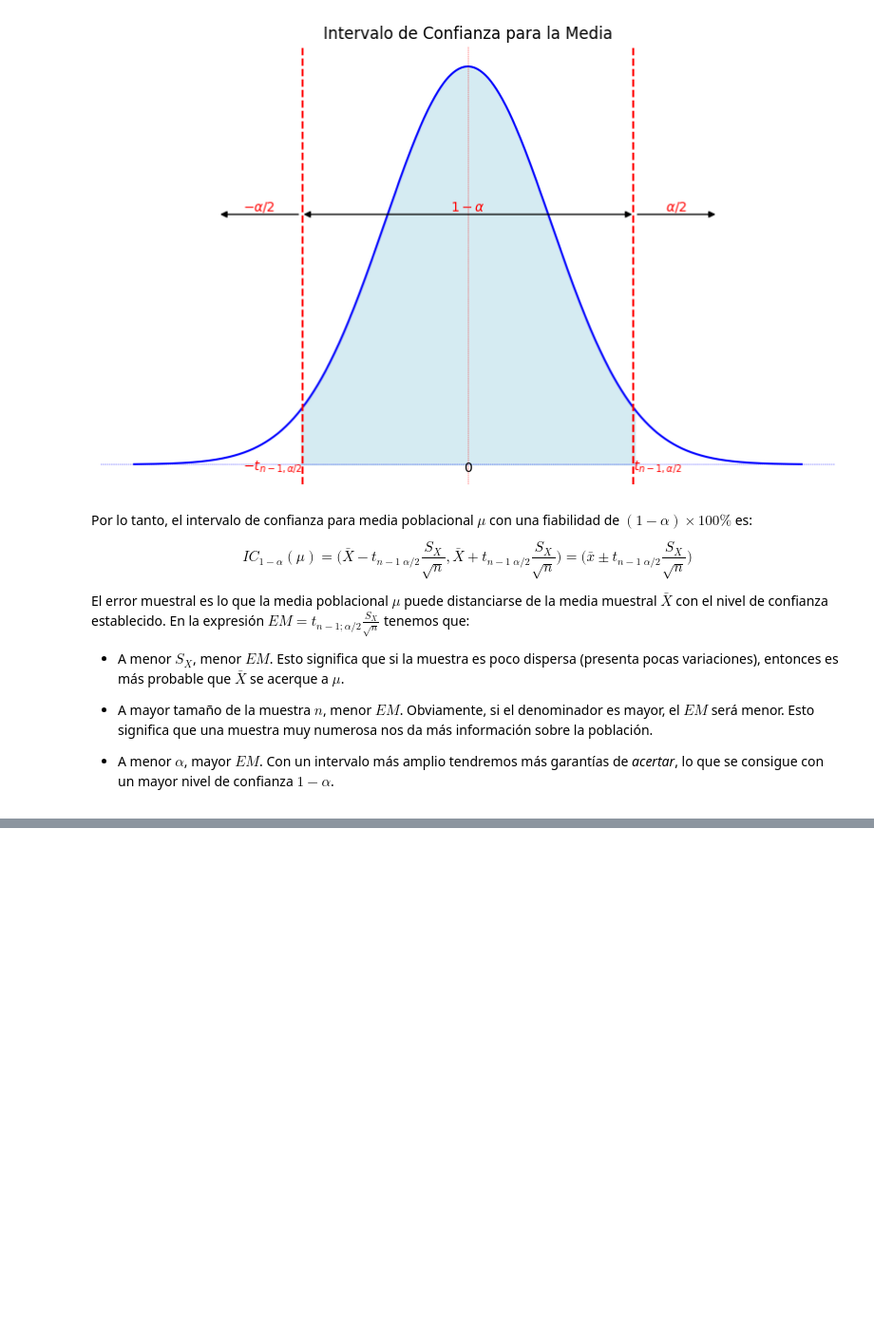
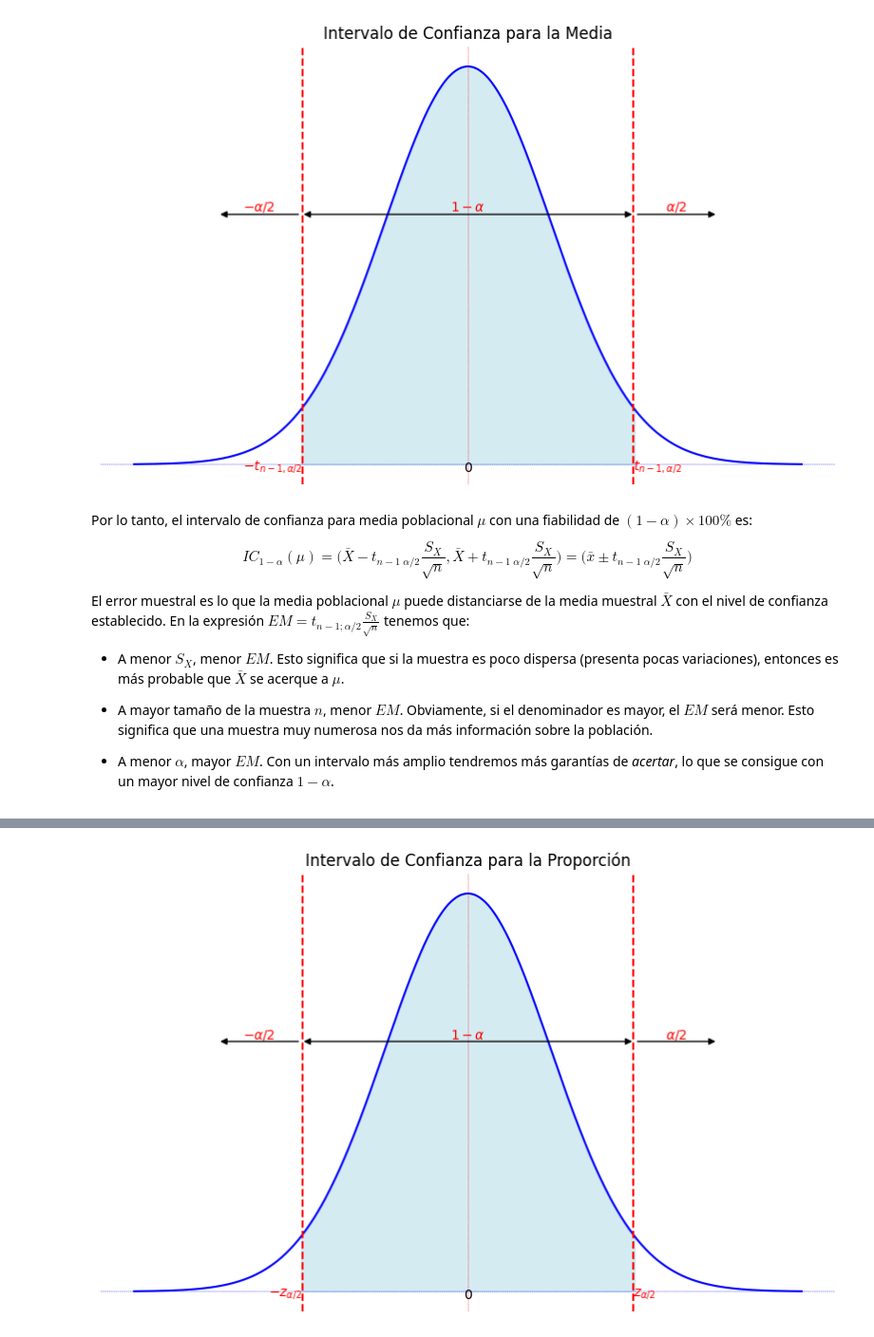
Before and after one commit to ednavivianasegura/Curso_PLN, a Jupyter notebook: PLN_EDNA.ipynb, the cells around one changed output, grey strips where cells are left out. Shown at 95% size. Cells and saved outputs as stored; diff of their text form; code cells hidden in the pictures; blank space fills up the shorter version.

```diff
--- a/PLN_EDNA.ipynb
+++ b/PLN_EDNA.ipynb
@@ -2676,0 +2712,93 @@ plt.show()
+# %%
+# @title Crea graficos intervalo para la proporción
+# Parámetros
+n = 100  # Tamaño de la muestra
+alpha = 0.05  # Nivel de confianza
+
+# Cálculo de los valores críticos de la distribución t de Student
+t_left = -t.ppf(1 - alpha / 2, n - 1)
+t_right = t.ppf(1 - alpha / 2, n - 1)
+
+# Definir el rango para la gráfica
+x = np.linspace(-4, 4, 1000)
+y = t.pdf(x, n - 1)
+
+# Crear la figura y los ejes
+plt.figure(figsize=(10, 6))
+plt.plot(x, y, 'b-')
+# Rellenar el área bajo la curva
+plt.fill_between(x, y, where=(x >= -2) & (x <= 2), color='lightblue', alpha=0.5)
+
+# Líneas verticales y etiquetas
+plt.axvline(0, color='red', linestyle='--', linewidth=0.3)
+
+plt.axhline(0, color='blue', linestyle='--', linewidth=0.3)
+
+plt.axvline(t_left, color='red', linestyle='--')
+plt.text(t_left, -0.01, r'$-z_{\alpha/2}$', ha='right', va='bottom', color='red')
+plt.axvline(t_right, color='red', linestyle='--')
+plt.text(t_right, -0.01, r'$z_{\alpha/2}$', ha='left', va='bottom', color='red')
+
+plt.text(0, -0.01, '0', ha='center', va='bottom', color='black')
+plt.text(0, 0.25, r'$1-\alpha$', ha='center', va='bottom', color='red')
+
+plt.text(-2.5, 0.25, r'$-\alpha/2$', ha='center', va='bottom', color='red')
+
+plt.text(2.5, 0.25, r'$\alpha/2$', ha='center', va='bottom', color='red')
+
+plt.annotate('', xy=(-2, 0.25), xytext=(2, 0.25),
+             arrowprops=dict(facecolor='black', arrowstyle='<|-|>'))
+
+
+plt.annotate('', xy=(-2, 0.25), xytext=(-3, 0.25),
+             arrowprops=dict(facecolor='black', arrowstyle='<|-'))
+
+plt.annotate('', xy=(3, 0.25), xytext=(2, 0.25),
+             arrowprops=dict(facecolor='black', arrowstyle='-|>'))
+
+plt.title('Intervalo de Confianza para la Proporción')
+plt.grid(True)
+plt.axis('off')
+# Mostrar la gráfica
+plt.show()
+
+################################################
+
+plt.figure(figsize=(6,2))
+
+plt.annotate('', xy=(-2, 0), xytext=(2, 0),size=15,
+             arrowprops=dict(facecolor='black', arrowstyle='<|-|>'))
+
+
+plt.annotate('[', xy=(-1, -0.01), xytext=(-1, -0.02))
+plt.annotate(']', xy=(1, -0.01), xytext=(1, -0.02))
+
+plt.annotate(r'$p$', xy=(2, 0), xytext=(2, 0))
+
+plt.annotate('|', xy=(0, -0.01), xytext=(0, -0.02))
+
+plt.text(0.05, -0.35, r'$\hat{p}$', ha='center', va='bottom', color='black')
+
+plt.text(-1, 0.1, r'$\hat{p}-EM$', ha='center', va='bottom', color='black')
+plt.text(1, 0.1, r'$\hat{p}+EM$', ha='center', va='bottom', color='black')
+
+
+plt.annotate('', xy=(-1, -0.5), xytext=(-2, -0.5),size=2,
+             arrowprops=dict(facecolor='black', arrowstyle='|-|'))
+
+
+plt.annotate('', xy=(1, -0.5), xytext=(2, -0.5),size=2,
+             arrowprops=dict(facecolor='black', arrowstyle='|-|'))
+
+plt.text(0, -0.6, 'Intervalo de confianza', ha='center', va='bottom', color='black')
+
+# Establece los límites del gráfico
+plt.xlim(-3, 3)
+plt.ylim(-1, 1)
+
+# Muestra el gráfico
+plt.axis('off')
+plt.grid(True)
+plt.show()
+# %% [output]
+[figure, added]
```
Also changed, not shown: parts of 6 cells of this notebook.
